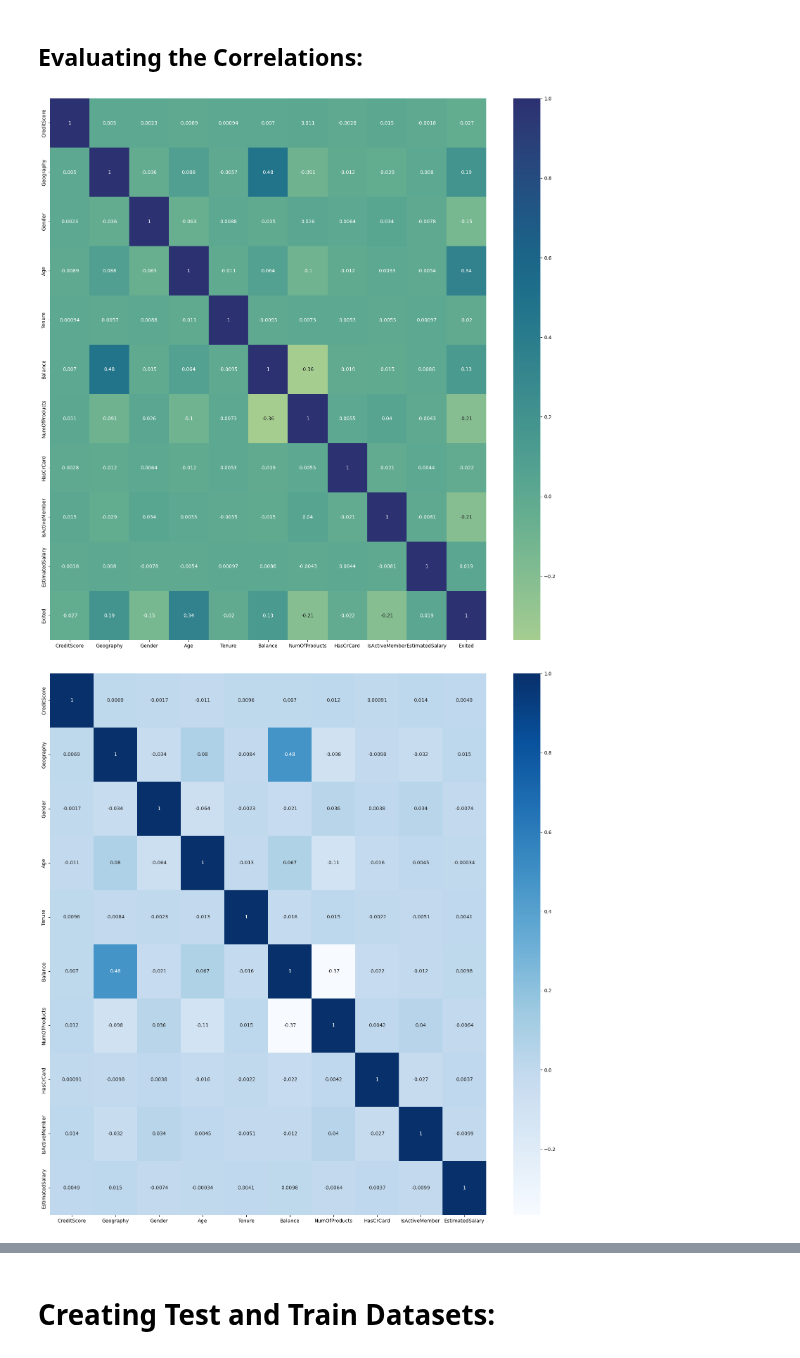
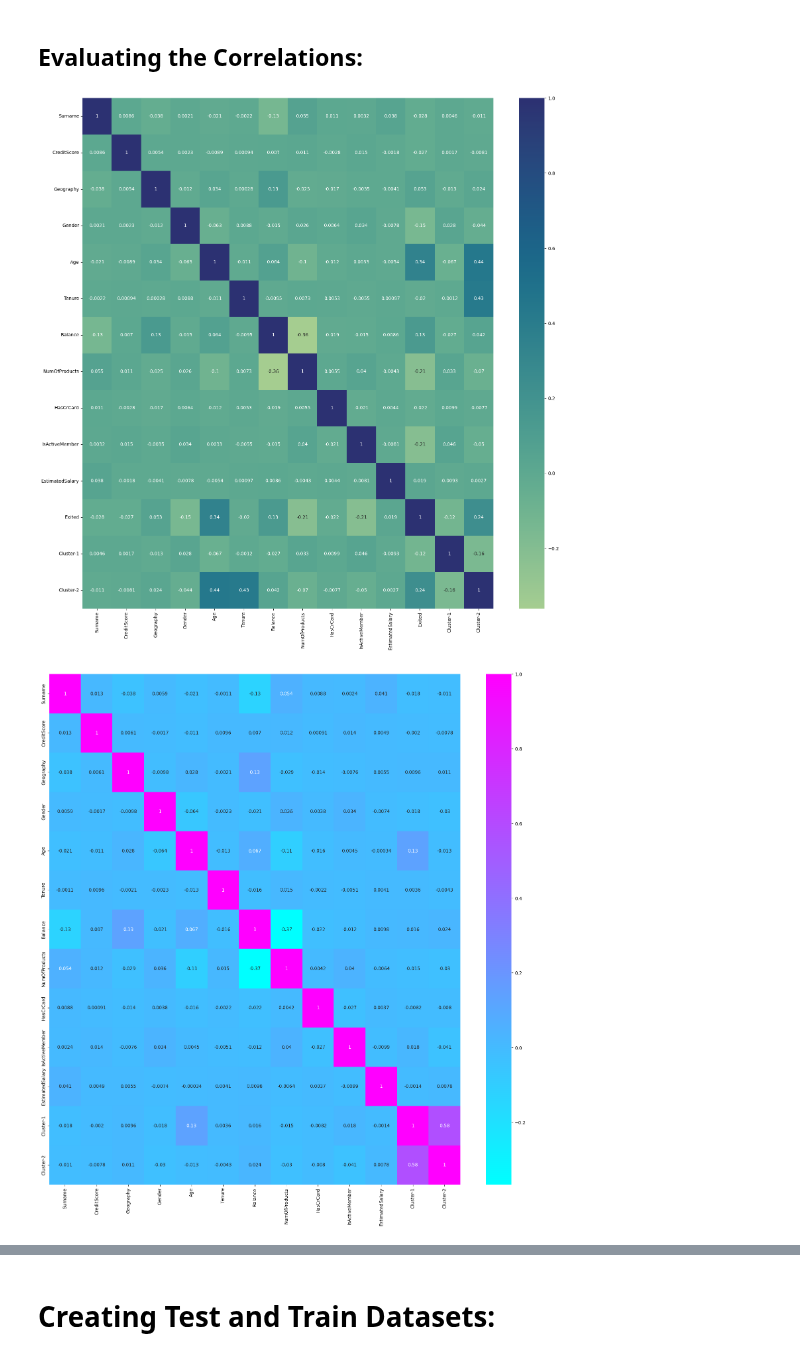
Before and after one commit to snajeebz/playground, a Jupyter notebook: bank-churn-binary-classification-xgboost.ipynb, the cells around one changed output, grey strips where cells are left out. Drawn from its saved outputs; the diff is of its cells as text; code cells hidden in the pictures.

```diff
--- a/bank-churn-binary-classification-xgboost.ipynb
+++ b/bank-churn-binary-classification-xgboost.ipynb
@@ -176,9 +193,9 @@ df
 # %% [markdown]
 # Visualizations:
 # %%
-train_df=df[['CreditScore','Geography','Gender','Age','Tenure','Balance','NumOfProducts','HasCrCard','IsActiveMember','EstimatedSalary','Exited']]
+train_df=df[['Surname','CreditScore','Geography','Gender','Age','Tenure','Balance','NumOfProducts','HasCrCard','IsActiveMember','EstimatedSalary','Exited']]
 train_df
-test_df=test[['CreditScore','Geography','Gender','Age','Tenure','Balance','NumOfProducts','HasCrCard','IsActiveMember','EstimatedSalary']]
+test_df=test[['Surname','CreditScore','Geography','Gender','Age','Tenure','Balance','NumOfProducts','HasCrCard','IsActiveMember','EstimatedSalary']]
 # %% [markdown]
 ## Sunburst Chart ( Understanding the Hierarchy)
 # %%
@@ -216,10 +230,0 @@ s=sns.scatterplot(train_df,y='Balance',x='Geography',hue='Exited',palette='crest
-# %%
-def colchange(train_df):
-    train_df['Geography']=pd.to_numeric(train_df['Geography'].replace(['France','Spain', 'Germany'],[1,2,3]))
-    train_df['Gender']=pd.to_numeric(train_df['Gender'].replace(['Male','Female'],[1,0]))
-    return(train_df)
-train_df=colchange(train_df)
-test_df=colchange(test_df)
-train_df['Exited']=pd.Categorical(train_df['Exited'])
-print(test_df.info())
-train_df.info()
@@ -243,0 +240,19 @@ memory usage: 12.7 MB
+# %%
+def cluster(X):
+    from sklearn import cluster
+    agglo = cluster.KMeans(n_clusters=5,random_state=0, n_init="auto")
+    agglo.fit(X)
+    return ((agglo.labels_+1)/5)
+
+X=train_df[['Age','Gender']]
+train_df['Cluster-1']=(cluster(X)+1)/5
+X=train_df[['Gender', 'Age', 'Tenure']]
+train_df['Cluster-2']=(cluster(X)+1)/5
+X=train_df[['Age','Tenure']]
+
+X=test_df[['Age','Gender']]
+test_df['Cluster-1']=(cluster(X)+1)/5
+X=test_df[['Gender', 'Age', 'Tenure']]
+test_df['Cluster-2']=(cluster(X)+1)/5
+X=test_df[['Age','Tenure']]
+test_df
@@ -246,13 +275,13 @@ memory usage: 12.7 MB
 # %%
 
 corr = train_df.corr()
 # plot the heatmap
 plt.figure(figsize=(20, 20))
 s=sns.heatmap(corr,annot=True, cmap='crest')
 corr = test_df.corr()
 # plot the heatmap
 plt.figure(figsize=(20, 20))
-s=sns.heatmap(corr,annot=True, cmap='Blues')
+s=sns.heatmap(corr,annot=True, cmap='cool')
 # %% [output]
-[figure, old version]
+[figure, new version]
-[figure, old version]
+[figure, new version]
```
Also changed, not shown: parts of 16 cells of this notebook.
